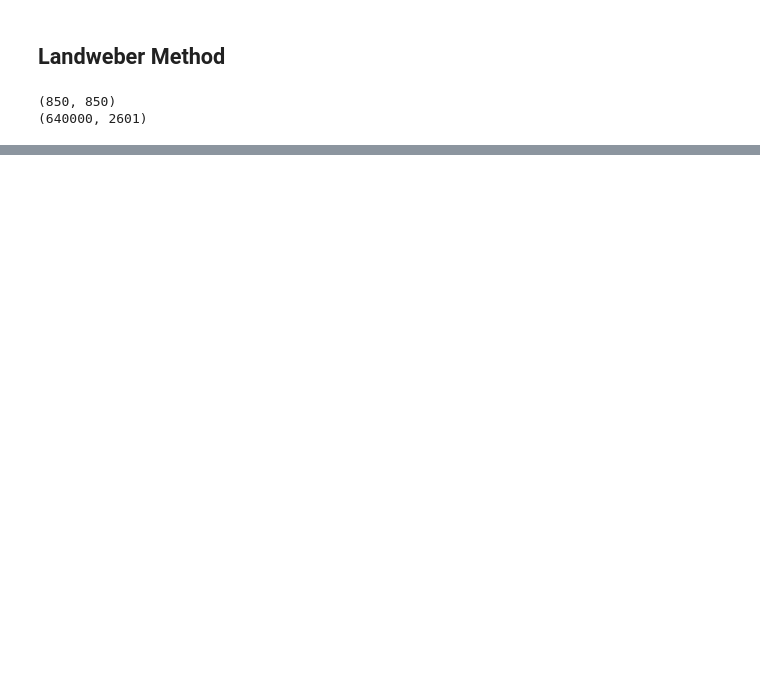
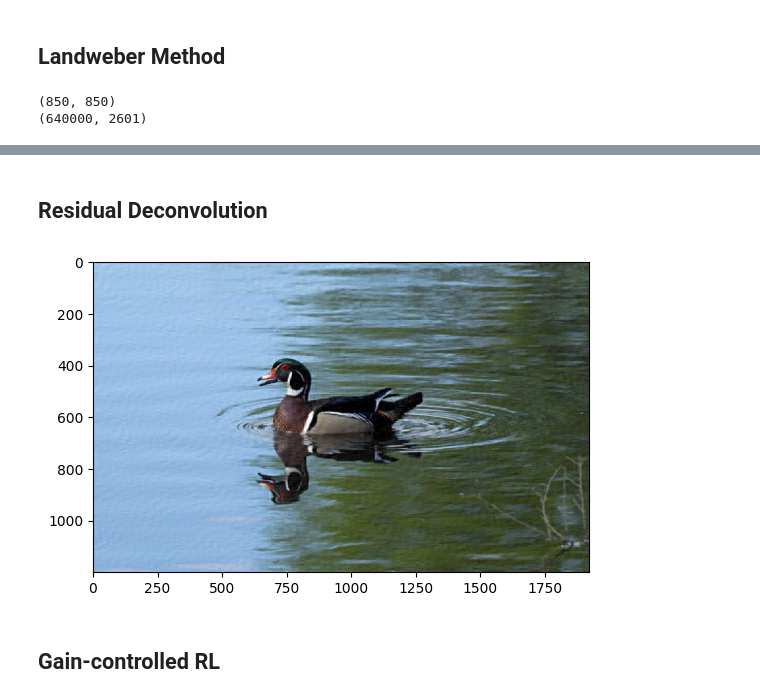
Before and after one commit to WesleyVong/cs445_final_project, a Jupyter notebook: final_project.ipynb, the cells around one changed output, grey strips where cells are left out. Cells and saved outputs as stored; diff of their text form; code cells hidden in the pictures; blank space fills up the shorter version.

Commit message:
started deconvolution step

```diff
--- a/final_project.ipynb
+++ b/final_project.ipynb
@@ -53,11 +54,5 @@ plt.imshow(kernel, cmap='gray')
 <matplotlib.image.AxesImage at 0x...>
 [figure]
 # %%
-img_blurry_b = scipy.ndimage.convolve(img[:,:,0], kernel, mode='mirror')
-img_blurry_g = scipy.ndimage.convolve(img[:,:,1], kernel, mode='mirror')
-img_blurry_r = scipy.ndimage.convolve(img[:,:,2], kernel, mode='mirror')
-img_blurry = np.zeros(img.shape)
-img_blurry[:,:,0] = img_blurry_b
-img_blurry[:,:,1] = img_blurry_g
-img_blurry[:,:,2] = img_blurry_r
+img_blurry = np.stack([scipy.ndimage.convolve(img[:,:,i], kernel, mode='mirror') for i in range(channels)],axis=2)
 # %%
@@ -148,0 +164,27 @@ plt.imshow(k_rec_landweber.reshape((51,51)), cmap='gray')
+# %% [markdown]
+## Residual Deconvolution
+# %%
+def rl_deconvolve(delta_b, K, I_0, num_iters=40):
+    I = I_0
+    for n in range(num_iters):
+        den = np.stack([scipy.ndimage.convolve(I[:,:,i]+1,K, mode='mirror') for i in range(channels)],axis=2)
+        tmp = np.stack([scipy.ndimage.correlate((delta_b[:,:,i]+1) / den[:,:,i], K, mode='mirror') for i in range(channels)],axis=2)
+        I = tmp * (I+1) - 1
+
+    return I
+# %%
+img_denoised_blurry = np.stack([scipy.ndimage.convolve(img_denoised[:,:,i], kernel, mode='mirror') for i in range(channels)],axis=2)
+
+img_denoised_blurry = normalize(img_denoised_blurry)
+img_blurry = normalize(img_blurry)
+
+img_blurry_res = img_blurry - img_denoised_blurry
+# %%
+img_res = rl_deconvolve(img_blurry_res,kernel,img_denoised)
+# %%
+img_recovered = img_denoised + img_res
+display_img(img_recovered)
+# %% [output]
+[figure, added]
+# %% [markdown]
+## Gain-controlled RL
```
Also changed, not shown: parts of 19 cells of this notebook.
